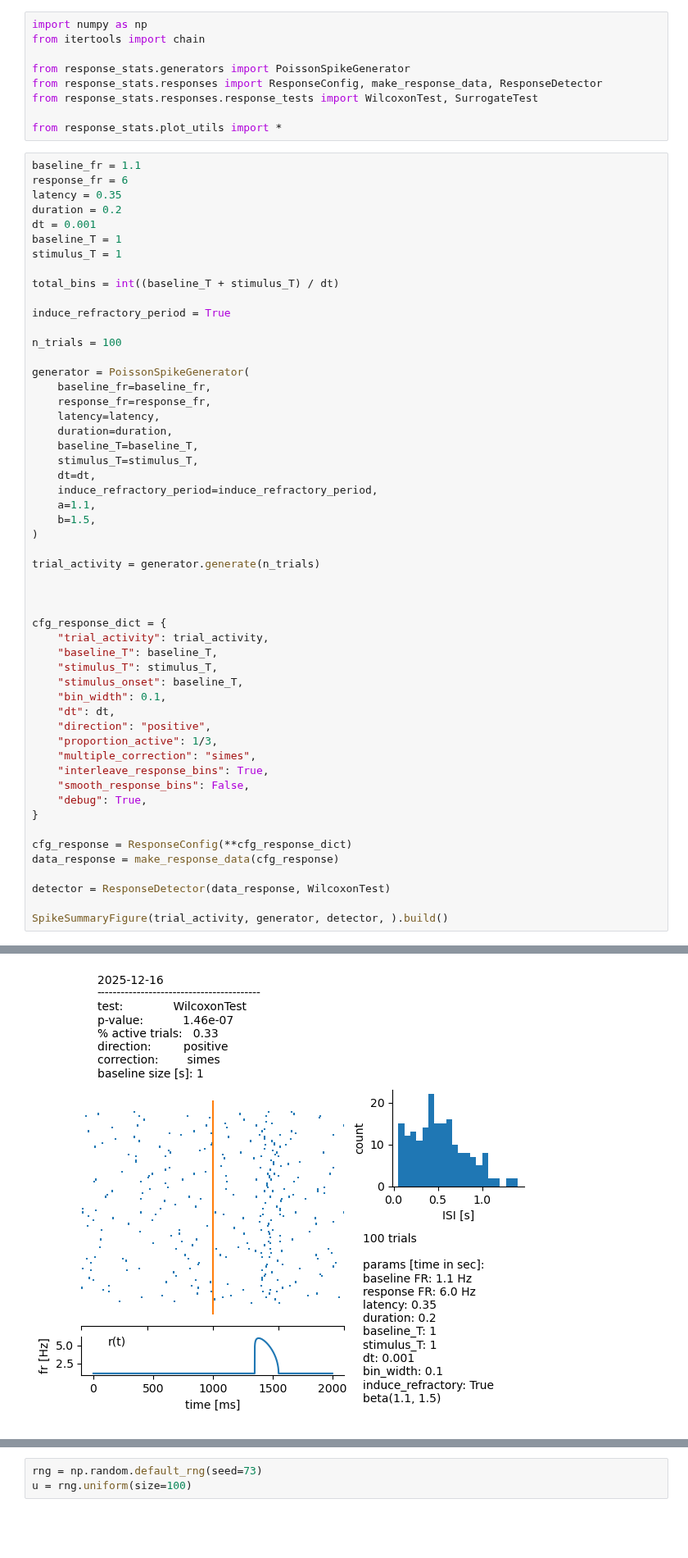
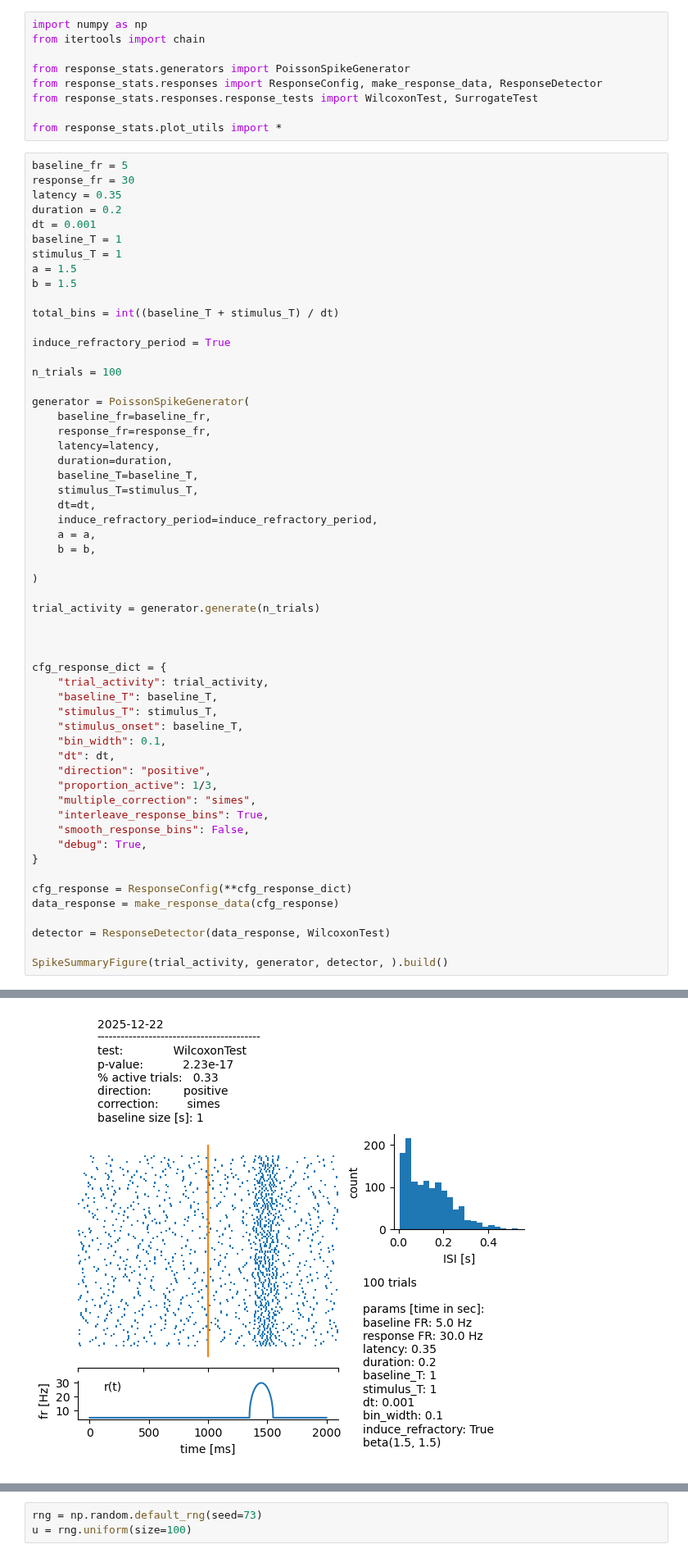
Before and after one commit to a-darcher/response_generator, a Jupyter notebook: dev.ipynb, the cells around one changed output, grey strips where cells are left out. Shown at 82% size. Drawn from its saved outputs; the diff is of its cells as text; blank space fills up the shorter version.

```diff
--- a/dev.ipynb
+++ b/dev.ipynb
@@ -8,13 +8,15 @@ from response_stats.responses.response_tests import WilcoxonTest, SurrogateTest
 
 from response_stats.plot_utils import *
 # %%
-baseline_fr = 1.1
-response_fr = 6
+baseline_fr = 5
+response_fr = 30
 latency = 0.35
 duration = 0.2
 dt = 0.001
 baseline_T = 1
 stimulus_T = 1
+a = 1.5
+b = 1.5
 
 total_bins = int((baseline_T + stimulus_T) / dt)
 
@@ -31,8 +33,9 @@ generator = PoissonSpikeGenerator(
     stimulus_T=stimulus_T,
     dt=dt,
     induce_refractory_period=induce_refractory_period,
-    a=1.1,
-    b=1.5,
+    a = a,
+    b = b,
+
 )
 
 trial_activity = generator.generate(n_trials)
@@ -69,4 +71,4 @@ Mean, response: 1.7789473684210526 Hz
-[figure, old version]
+[figure, new version]
 (<Figure size 600x400 with 4 Axes>,
  {'raster': <Axes: label='raster'>,
   'isi': <Axes: label='isi', xlabel='ISI [s]', ylabel='count'>,
```
Also changed, not shown: parts of 2 cells of this notebook, 5 other files.
